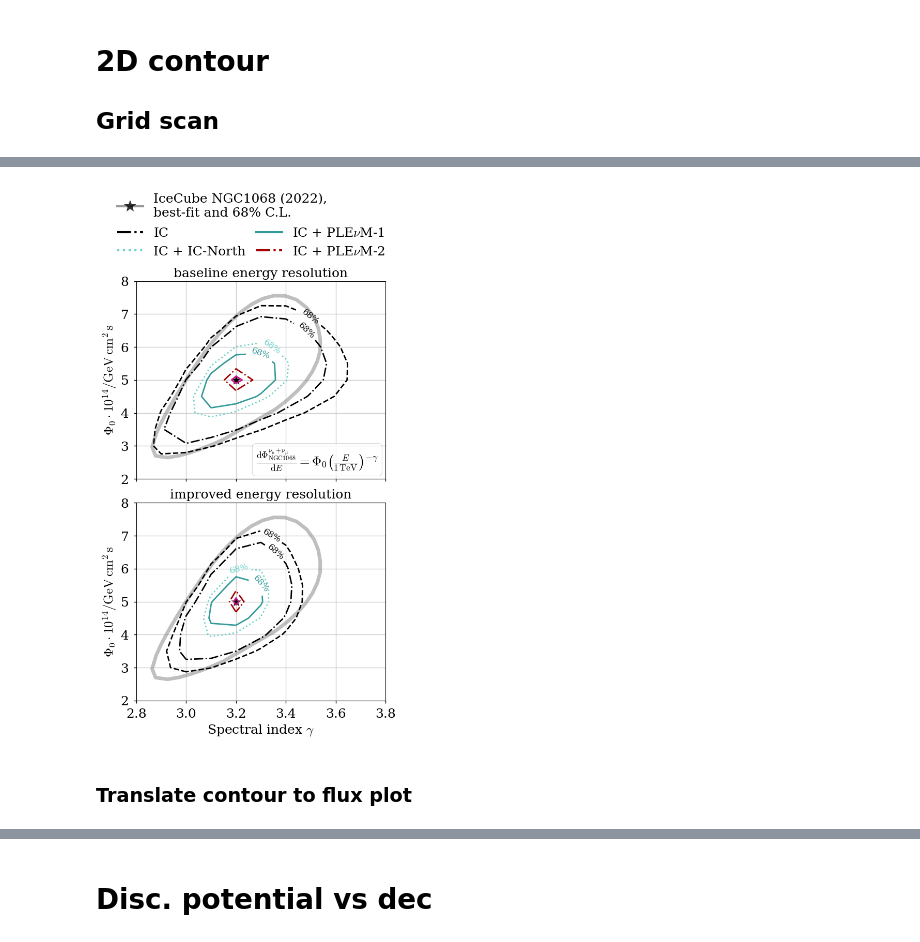
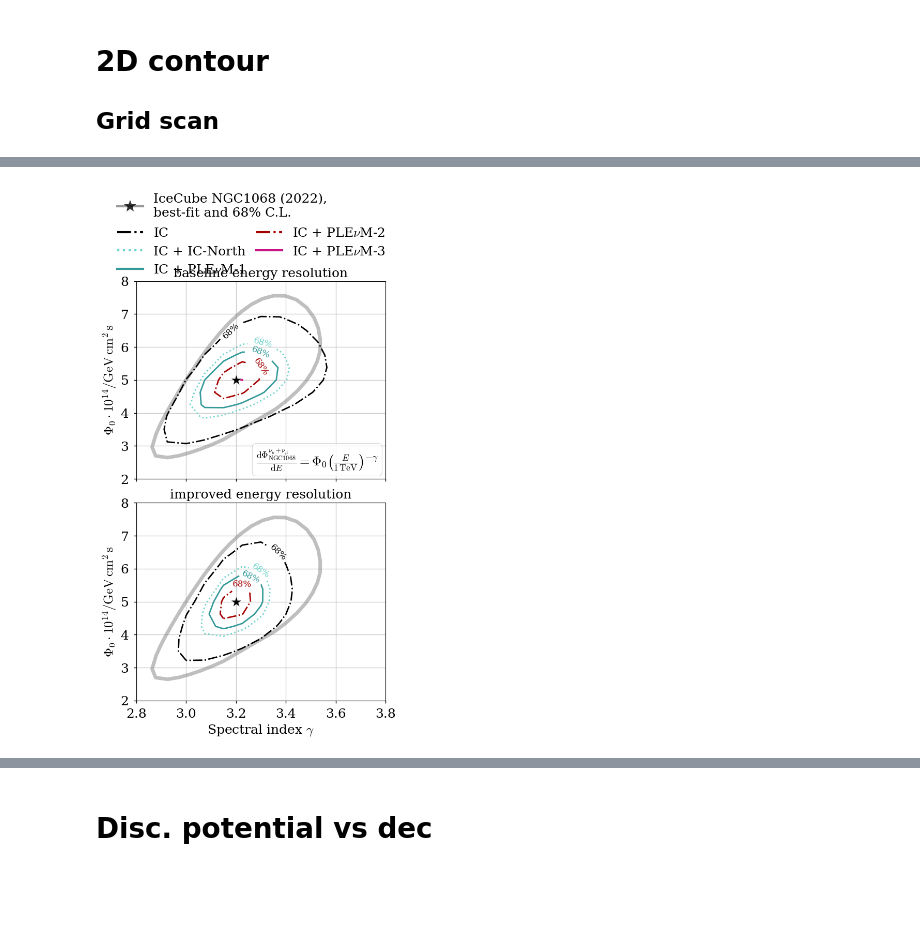
Before and after one commit to PLEnuM-group/Plenum, a Jupyter notebook: notebooks/analysis/pointsource_analysis_multi.ipynb, the cells around one changed output, grey strips where cells are left out. Drawn from its saved outputs; the diff is of its cells as text; code cells hidden in the pictures; blank space fills up the shorter version.

Commit message:
re-calculated everything with plenum-3

```diff
--- a/notebooks/analysis/pointsource_analysis_multi.ipynb
+++ b/notebooks/analysis/pointsource_analysis_multi.ipynb
@@ -410,7 +426,7 @@ flux normalization before 5e-14 after 5.0000000000000014e-14
 # %% [markdown]
 ### Plot 1D analysis slice histograms
 # %%
-if False:
+if True:
     local_background_flux = array_source_interp(
         ngc_src_config["dec"],
         bckg_histo["IceCube"],
@@ -838,7 +854,13 @@ Idea: data ($k$) are the perfect representation of our expectation; the hypothes
 # NGC 1068
 ## Significance test Background vs. Background + Signal
 # %%
-detector_keys = ["IceCube - data release", "IceCube", "Plenum-1", "Plenum-2", "Plenum-3"]
+detector_keys = [
+    #"IceCube - data release",
+    "IceCube",
+    "Plenum-1",
+    "Plenum-2",
+    "Plenum-3",
+]
 for eres, key in product([baseline_eres, improved_eres], detector_keys):
     conf = st.detector_configurations[key]
     print(key)
@@ -857,7 +879,7 @@ for eres, key in product([baseline_eres, improved_eres], detector_keys):
         src_flux=ngc_flux,
         bckg_histo=bckg_histo,
         bg_config=ngc_bg_config,
-        sig_config=ngc_src_config
+        sig_config=ngc_src_config,
     )
 
     dct = dict(
@@ -1221,7 +1243,10 @@ plt.xlim(gamma_astro[0], gamma_astro[-1])
 # %%
 contour_formats = {
     "IceCube": {"colors": [st.poles["IceCube"]["color"]], "linestyles": "-."},
-    "IceCube - data release": {"colors": [st.poles["IceCube"]["color"]], "linestyles": "--"},
+    "IceCube - data release": {
+        "colors": [st.poles["IceCube"]["color"]],
+        "linestyles": "--",
+    },
     IC_North_det: {"colors": [st.poles[IC_North_det]["color"]], "linestyles": ":"},
     "Plenum-1": {
         "colors": [st.poles["Plenum-1"]["color"]],
@@ -1231,13 +1256,19 @@ contour_formats = {
         "colors": [st.poles["Plenum-2"]["color"]],
         "linestyles": st.poles["Plenum-2"]["ls"],
     },
-
     "Plenum-3": {
         "colors": [st.poles["Plenum-3"]["color"]],
         "linestyles": st.poles["Plenum-3"]["ls"],
     },
 }
-detector_keys = ["IceCube - data release", "IceCube", IC_North_det, "Plenum-1", "Plenum-2", "Plenum-3"]
+detector_keys = [
+    #"IceCube - data release",
+    "IceCube",
+    IC_North_det,
+    "Plenum-1",
+    "Plenum-2",
+    "Plenum-3",
+]
 for key, eres_key in product(detector_keys, energy_reso):
     conf = st.detector_configurations[key]
     print(key, conf, eres_key)
@@ -1257,6 +1286,6 @@ Plenum-3 (['IceCube', 'P-ONE', 'KM3NeT', 'Baikal-GVD', 'TRIDENT'], [8.9, 1, 1, 3
 # %%
 energy_reso = {"baseline": baseline_eres, "improved": improved_eres}
-step = 0.1
+step = 0.025
 gamma_astro = np.arange(2.7, 4, step=step)
 astro_scaling = np.arange(0.4, 1.6, step=step)
 if True:
@@ -1396,6 +1413,7 @@ for ii, eres_key in enumerate(energy_reso):
             local_pivot.T,
             levels=levels,
             lw=3,
+            zorder=10,
             **contour_formats[ident],
         )
         fmt = {l: s for l, s in zip(sc.levels, lbs)}
@@ -1407,6 +1425,7 @@ for ii, eres_key in enumerate(energy_reso):
         marker="*",
         s=200,
         color="k",
+        zorder=2,
         edgecolor=ref_color,
     )
 
@@ -1463,6 +1482,14 @@ lines = [
         lw=3,
         label=r"IC + PLE$\nu$M-2",
     ),
+    matplotlib.lines.Line2D(
+        range(1),
+        range(1),
+        color=contour_formats["Plenum-3"]["colors"][0],
+        ls=contour_formats["Plenum-3"]["linestyles"],
+        lw=3,
+        label=r"IC + PLE$\nu$M-3",
+    ),
 ]
 leg1 = f.legend(
     handles=[
@@ -1477,34 +1504,32 @@ leg1 = f.legend(
 f.legend(
     handles=lines[1:],
     loc="upper left",
     ncol=2,
     bbox_to_anchor=(0.04, 0.93),
     columnspacing=0.8,
     # fontsize="x-large",
     frameon=False,
 )
 # ax.add_artist(leg1)
 
 flux_str = r"$\frac{{\rm d}\Phi_{\rm NGC 1068}^{\nu_\mu + \bar{\nu}_\mu}}{{\rm d}E}"
 flux_str += r"= \Phi_0 \left( \frac{E}{\rm 1\,TeV} \right)^{-\gamma}$"
 for ax in axes:
     ax.text(
         0.97,
         0.07,
         flux_str,
         fontsize=18,
         transform=ax.transAxes,
         ha="right",
         bbox=dict(boxstyle="round", facecolor="w", edgecolor="gray", alpha=0.8),
     )
     break
 # f.suptitle(f"NGC1068 contour", fontsize="xx-large")
 f.tight_layout()
-f.subplots_adjust(top=0.815)
+f.subplots_adjust(top=0.8)
 
 # f.savefig(join(BASEPATH, "plots/ngc_paper/2D_scan_ngc1068.pdf"))
 # see plotting_standalone.ipynb for final version
 # %% [output]
-[figure, old version]
+[figure, new version]
-# %% [markdown]
-### Translate contour to flux plot
```
Also changed, not shown: parts of 26 cells of this notebook, 19 other files.
